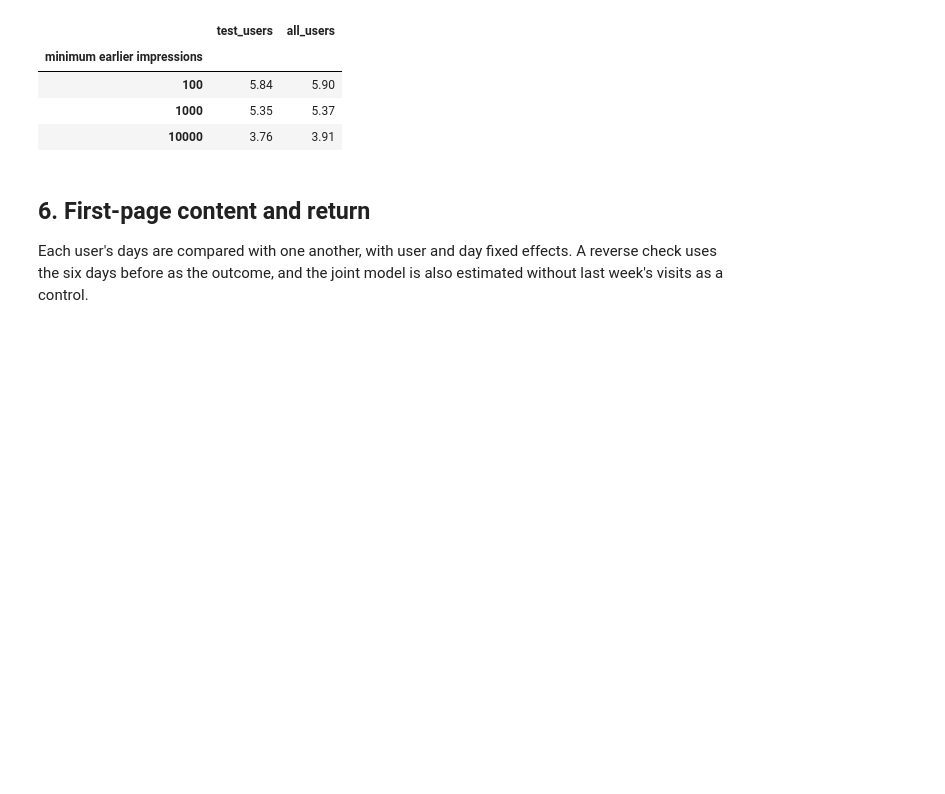
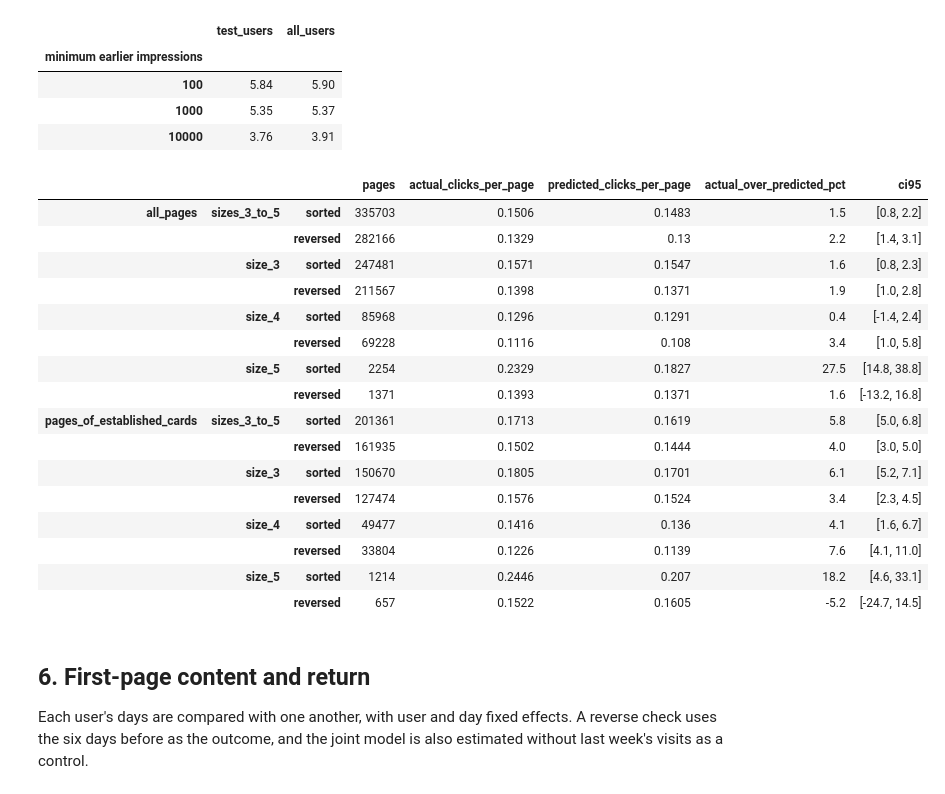
Before and after one commit to arturbstos/netease, a Jupyter notebook: notebooks/03_rq3_recommender.ipynb, the cells around one changed output. Saved outputs shown, nothing was run; the diff lists cells and outputs as text; code cells hidden in the pictures; blank space fills up the shorter version.

```diff
--- a/notebooks/03_rq3_recommender.ipynb
+++ b/notebooks/03_rq3_recommender.ipynb
@@ -165,6 +165,32 @@ pd.DataFrame({p: {k: v["gain_pct"] for k, v in obs[p]["established_cards_only"].
 | 100 | 5.84 | 5.90 |
 | 1000 | 5.35 | 5.37 |
 | 10000 | 3.76 | 3.91 |
+# %%
+# Check inside the data: pages of 3 to 5 cards the platform happened to show fully sorted or fully reversed.
+# Actual clicks per page against the clicks the method predicts for them (rates measured on the other half of the users)
+val = OB["21_reorder_validation"]
+pd.DataFrame({(p, s, o): {c: val[p][s][o].get(c) for c in ("pages", "actual_clicks_per_page", "predicted_clicks_per_page",
+                                                             "actual_over_predicted_pct", "ci95")}
+              for p in ("all_pages", "pages_of_established_cards") for s in ("sizes_3_to_5", "size_3", "size_4", "size_5")
+              for o in ("sorted", "reversed")}).T
+# %% [output]
+|  |  |  | pages | actual_clicks_per_page | predicted_clicks_per_page | actual_over_predicted_pct | ci95 |
+| all_pages | sizes_3_to_5 | sorted | 335703 | 0.1506 | 0.1483 | 1.5 | [0.8, 2.2] |
+|  |  | reversed | 282166 | 0.1329 | 0.13 | 2.2 | [1.4, 3.1] |
+|  | size_3 | sorted | 247481 | 0.1571 | 0.1547 | 1.6 | [0.8, 2.3] |
+|  |  | reversed | 211567 | 0.1398 | 0.1371 | 1.9 | [1.0, 2.8] |
+|  | size_4 | sorted | 85968 | 0.1296 | 0.1291 | 0.4 | [-1.4, 2.4] |
+|  |  | reversed | 69228 | 0.1116 | 0.108 | 3.4 | [1.0, 5.8] |
+|  | size_5 | sorted | 2254 | 0.2329 | 0.1827 | 27.5 | [14.8, 38.8] |
+|  |  | reversed | 1371 | 0.1393 | 0.1371 | 1.6 | [-13.2, 16.8] |
+| pages_of_established_cards | sizes_3_to_5 | sorted | 201361 | 0.1713 | 0.1619 | 5.8 | [5.0, 6.8] |
+|  |  | reversed | 161935 | 0.1502 | 0.1444 | 4.0 | [3.0, 5.0] |
+|  | size_3 | sorted | 150670 | 0.1805 | 0.1701 | 6.1 | [5.2, 7.1] |
+|  |  | reversed | 127474 | 0.1576 | 0.1524 | 3.4 | [2.3, 4.5] |
+|  | size_4 | sorted | 49477 | 0.1416 | 0.136 | 4.1 | [1.6, 6.7] |
+|  |  | reversed | 33804 | 0.1226 | 0.1139 | 7.6 | [4.1, 11.0] |
+|  | size_5 | sorted | 1214 | 0.2446 | 0.207 | 18.2 | [4.6, 33.1] |
+|  |  | reversed | 657 | 0.1522 | 0.1605 | -5.2 | [-24.7, 14.5] |
 # %% [markdown]
 ## 6. First-page content and return
 
```
Also changed, not shown: parts of 1 cell of this notebook, 26 other files.
